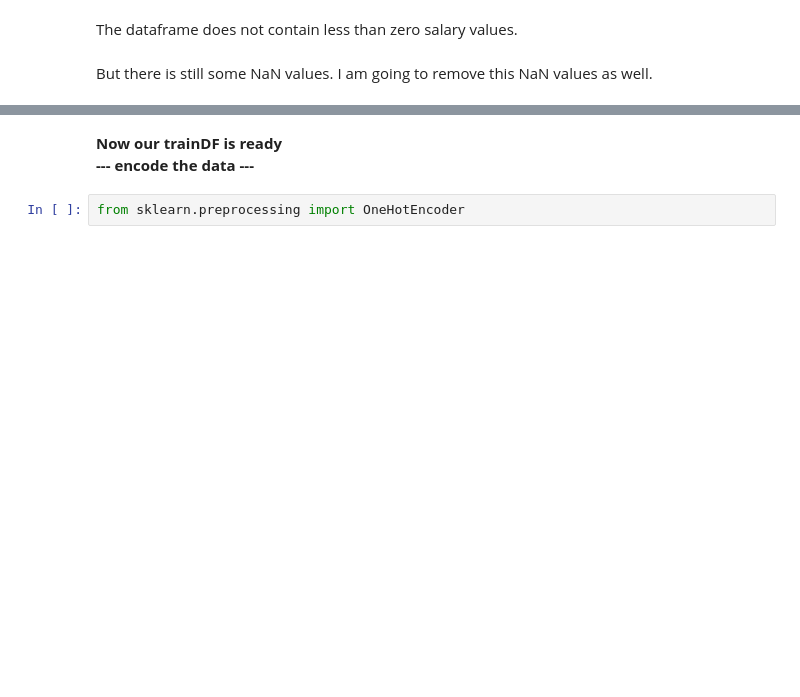
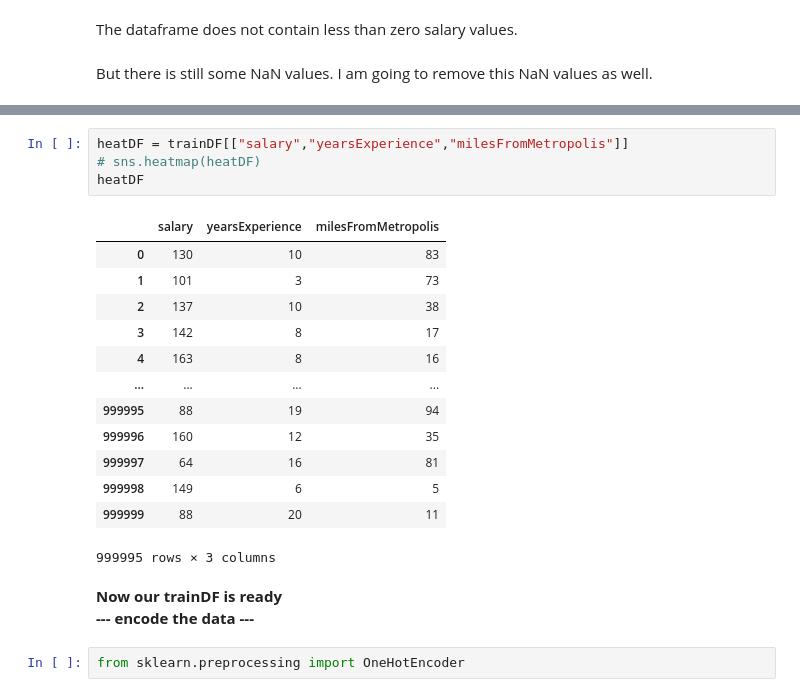
Before and after one commit to dennyalp/Salary-Prediction, a Jupyter notebook: Salary_Prediction_Notebook.ipynb, the cells around one changed output, grey strips where cells are left out. Cells and saved outputs as stored; diff of their text form; blank space fills up the shorter version.

```diff
--- a/Salary_Prediction_Notebook.ipynb
+++ b/Salary_Prediction_Notebook.ipynb
@@ -226,3 +267,21 @@ memory usage: 76.3+ MB
+# %%
+heatDF = trainDF[["salary","yearsExperience","milesFromMetropolis"]]
+# sns.heatmap(heatDF)
+heatDF
+# %% [output]
+|  | salary | yearsExperience | milesFromMetropolis |
+| 0 | 130 | 10 | 83 |
+| 1 | 101 | 3 | 73 |
+| 2 | 137 | 10 | 38 |
+| 3 | 142 | 8 | 17 |
+| 4 | 163 | 8 | 16 |
+| ... | ... | ... | ... |
+| 999995 | 88 | 19 | 94 |
+| 999996 | 160 | 12 | 35 |
+| 999997 | 64 | 16 | 81 |
+| 999998 | 149 | 6 | 5 |
+| 999999 | 88 | 20 | 11 |
+999995 rows × 3 columns
 # %% [markdown]
 <b> Now our trainDF is ready <br>
 <b> --- encode the data ---
```
Also changed, not shown: parts of 12 cells of this notebook.
